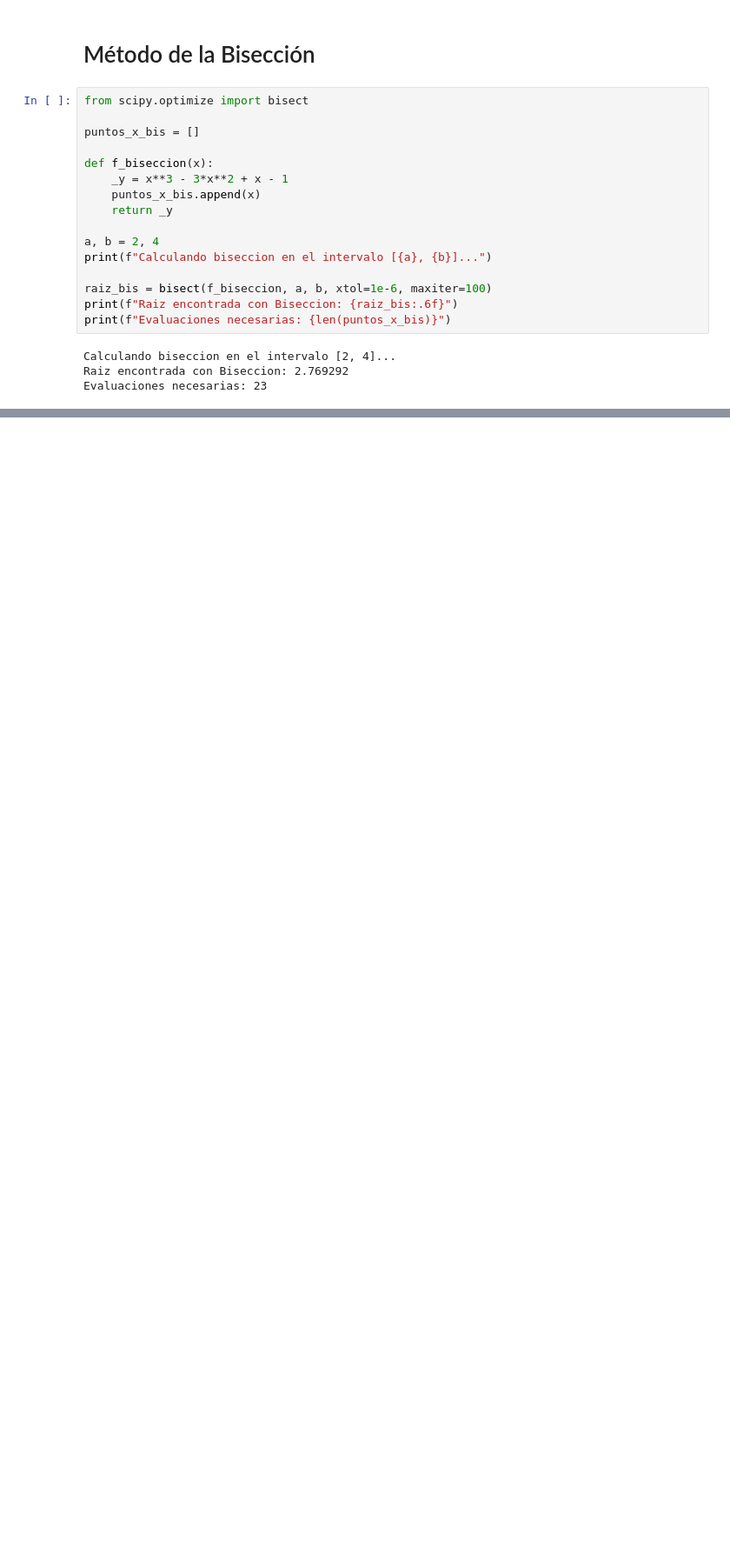
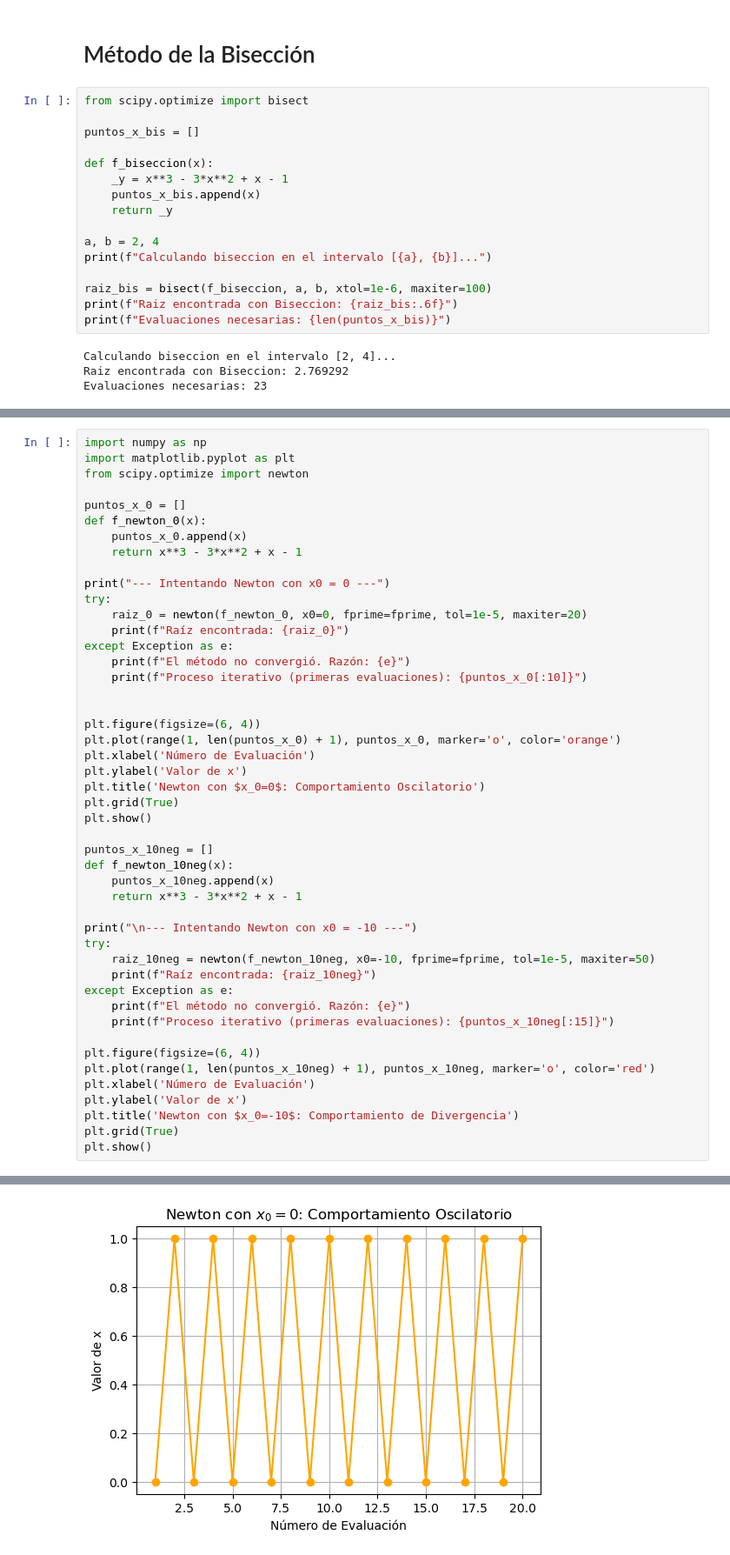
Before and after one commit to Mateosky1/Taller02-MN, a Jupyter notebook: Taller2.ipynb, the cells around one changed output, grey strips where cells are left out. Shown at 87% size. Saved outputs shown, nothing was run; the diff lists cells and outputs as text; blank space fills up the shorter version.

```diff
--- a/Taller2.ipynb
+++ b/Taller2.ipynb
@@ -302,0 +305,48 @@ Evaluaciones necesarias: 23
+# %%
+import numpy as np
+import matplotlib.pyplot as plt
+from scipy.optimize import newton
+
+puntos_x_0 = []
+def f_newton_0(x):
+    puntos_x_0.append(x)
+    return x**3 - 3*x**2 + x - 1
+
+print("--- Intentando Newton con x0 = 0 ---")
+try:
+    raiz_0 = newton(f_newton_0, x0=0, fprime=fprime, tol=1e-5, maxiter=20)
+    print(f"Raíz encontrada: {raiz_0}")
+except Exception as e:
+    print(f"El método no convergió. Razón: {e}")
+    print(f"Proceso iterativo (primeras evaluaciones): {puntos_x_0[:10]}")
+
+
+plt.figure(figsize=(6, 4))
+plt.plot(range(1, len(puntos_x_0) + 1), puntos_x_0, marker='o', color='orange')
+plt.xlabel('Número de Evaluación')
+plt.ylabel('Valor de x')
+plt.title('Newton con $x_0=0$: Comportamiento Oscilatorio')
+plt.grid(True)
+plt.show()
+
+puntos_x_10neg = []
+def f_newton_10neg(x):
+    puntos_x_10neg.append(x)
+    return x**3 - 3*x**2 + x - 1
+
+print("\n--- Intentando Newton con x0 = -10 ---")
+try:
+    raiz_10neg = newton(f_newton_10neg, x0=-10, fprime=fprime, tol=1e-5, maxiter=50)
+    print(f"Raíz encontrada: {raiz_10neg}")
+except Exception as e:
+    print(f"El método no convergió. Razón: {e}")
+    print(f"Proceso iterativo (primeras evaluaciones): {puntos_x_10neg[:15]}")
+
+plt.figure(figsize=(6, 4))
+plt.plot(range(1, len(puntos_x_10neg) + 1), puntos_x_10neg, marker='o', color='red')
+plt.xlabel('Número de Evaluación')
+plt.ylabel('Valor de x')
+plt.title('Newton con $x_0=-10$: Comportamiento de Divergencia')
+plt.grid(True)
+plt.show()
+# %% [output]
@@ -302,0 +356 @@ Evaluaciones necesarias: 23
+[figure, added]
```
Also changed, not shown: parts of 8 cells of this notebook.
